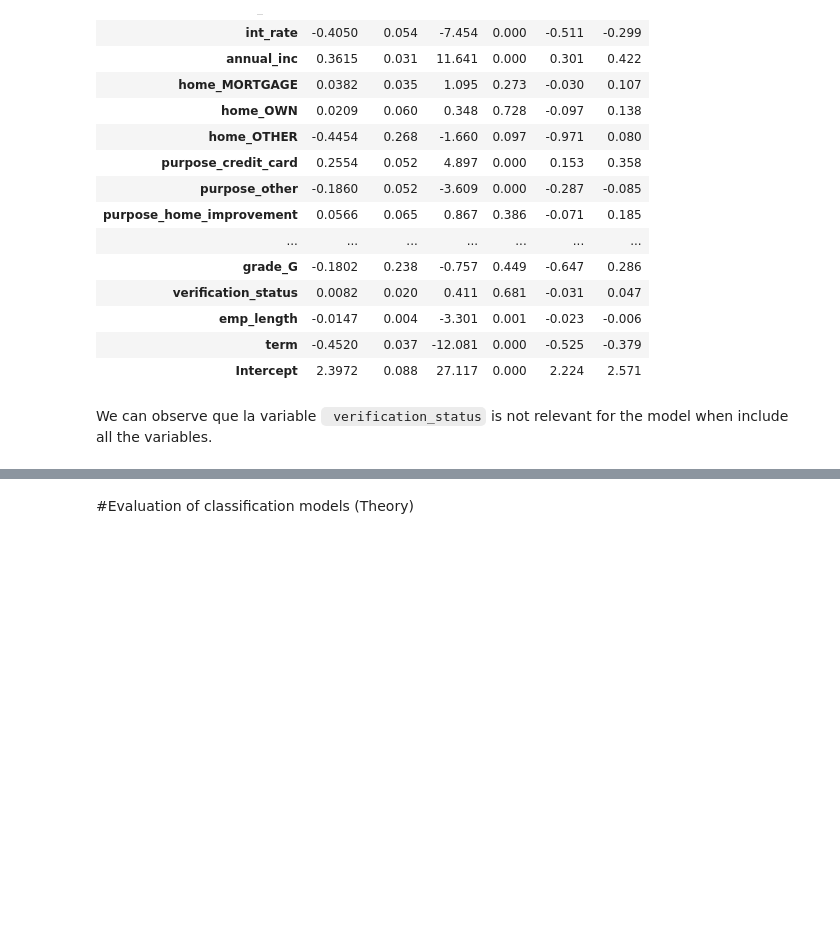
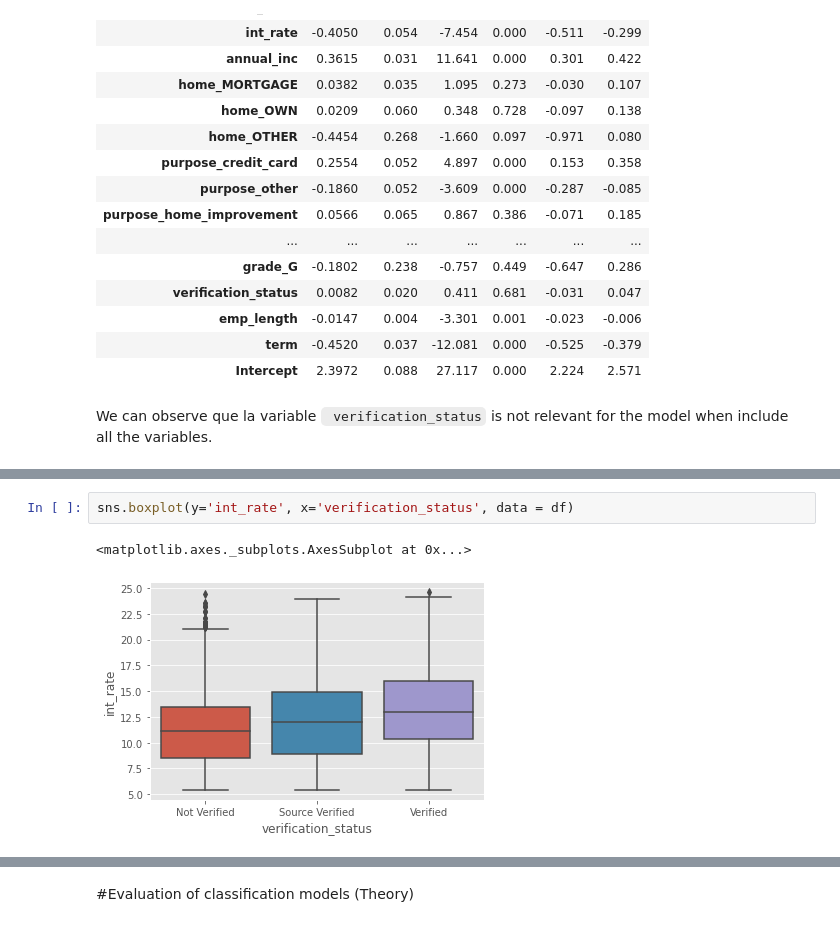
Before and after one commit to ancastillar/How-important-is-the-income-source-of-a-loan-applicant-, a Jupyter notebook: Model_LOAN.ipynb, the cells around one changed output, grey strips where cells are left out. Drawn from its saved outputs; the diff is of its cells as text; blank space fills up the shorter version.

```diff
--- a/Model_LOAN.ipynb
+++ b/Model_LOAN.ipynb
@@ -290,0 +310,5 @@ We can observe que la variable <code> verification_status</code> is not relevant
+# %%
+sns.boxplot(y='int_rate', x='verification_status', data = df)
+# %% [output]
+<matplotlib.axes._subplots.AxesSubplot at 0x...>
+[figure, added]
```
Also changed, not shown: parts of 9 cells of this notebook.
